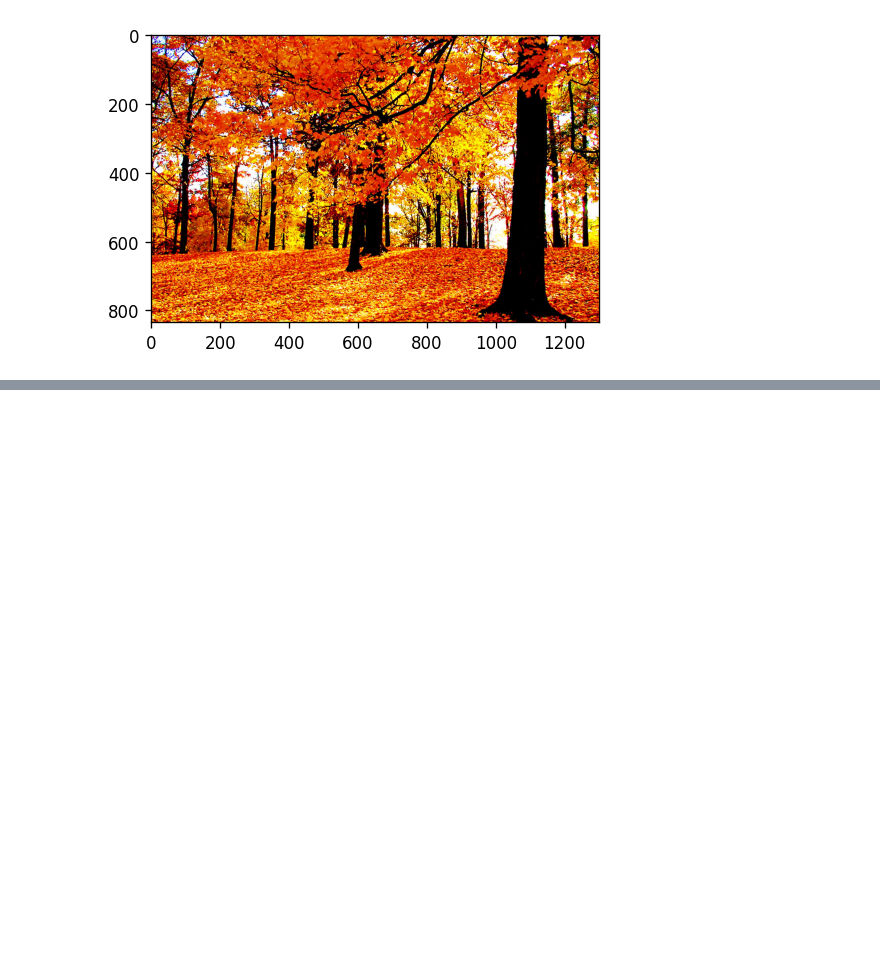
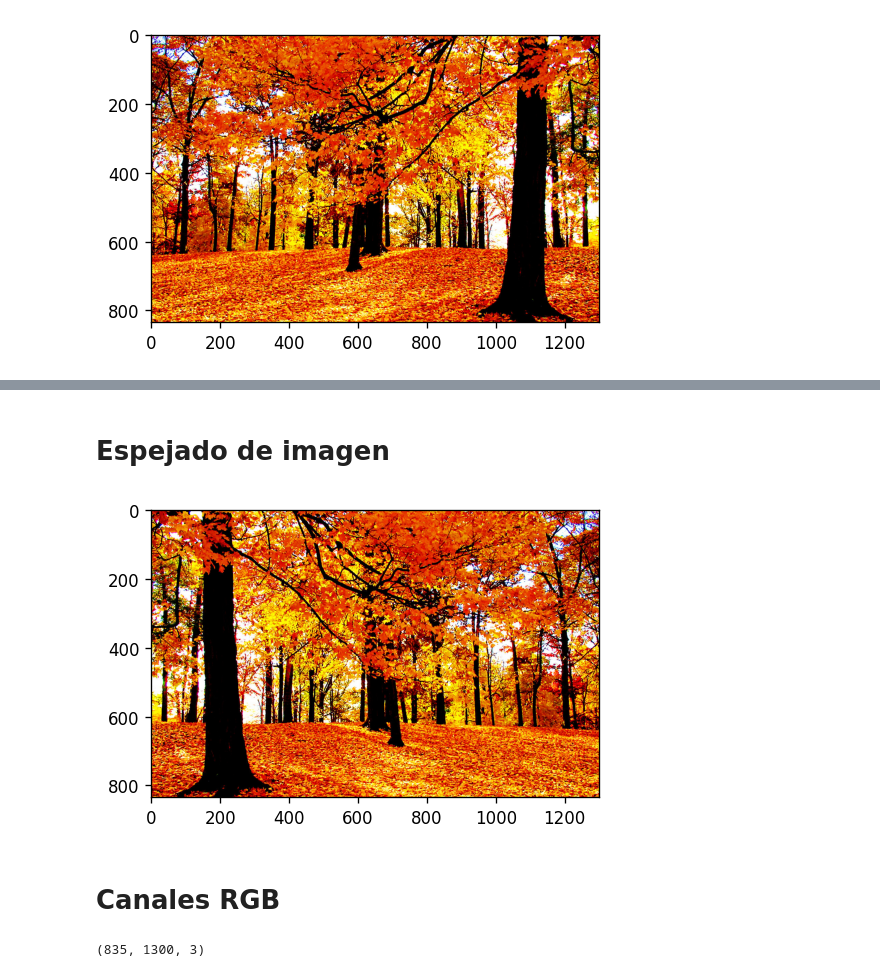
Before and after one commit to AnaLopezMartinez/Fundamentos-IA, a Jupyter notebook: Lectura1.ipynb, the cells around one changed output, grey strips where cells are left out. Drawn from its saved outputs; the diff is of its cells as text; code cells hidden in the pictures; blank space fills up the shorter version.

```diff
--- a/Lectura1.ipynb
+++ b/Lectura1.ipynb
@@ -35,0 +62,14 @@ plt.show()
+# %% [markdown]
+# Espejado de imagen
+# %%
+plt.figure(figsize=(6, 3), tight_layout=True)
+plt.imshow(img_color[:, ::-1, :]);
+plt.show()
+# %% [output]
+[figure, added]
+# %% [markdown]
+# Canales RGB
+# %%
+print(img_color.shape)
+# %% [output]
+(835, 1300, 3)
```
Also changed, not shown: parts of 8 cells of this notebook.
